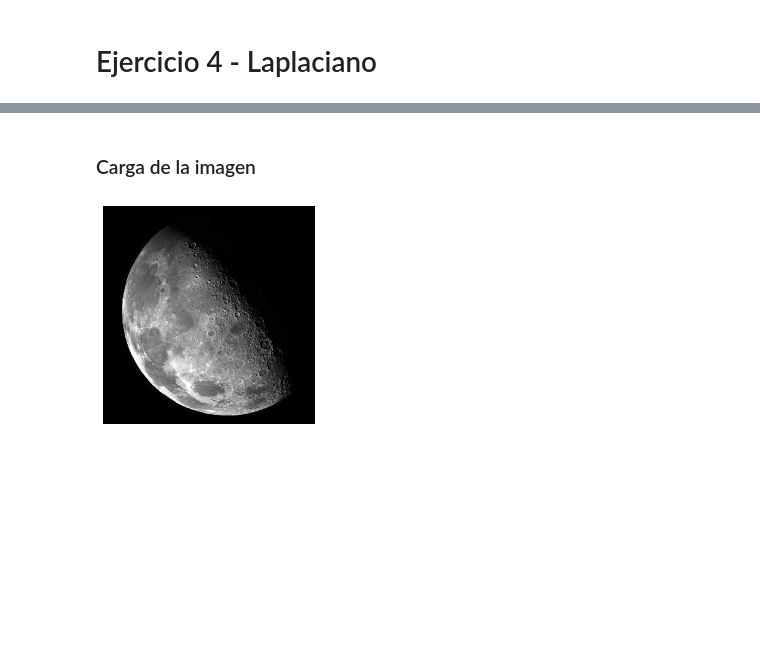
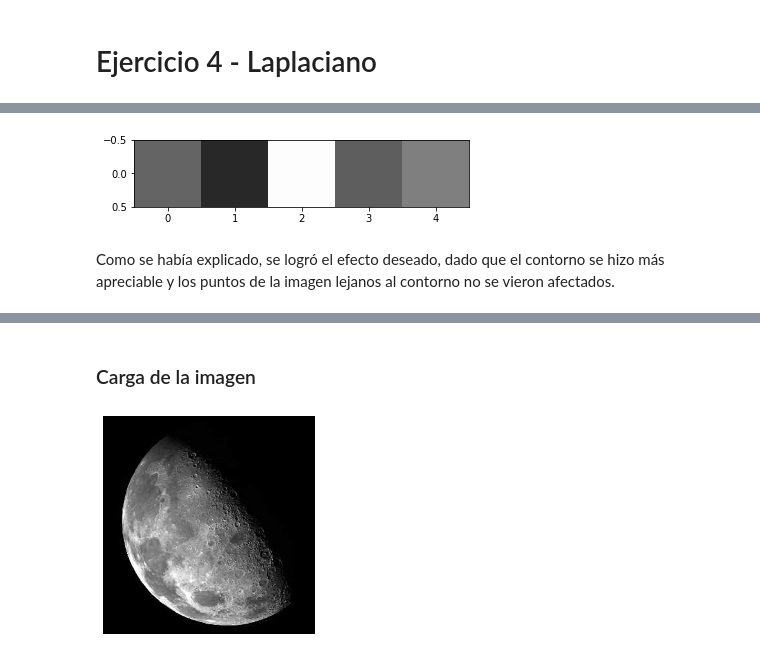
Before and after one commit to asp-image-dsp/image-processing-tp03, a Jupyter notebook: notebooks/ex4.ipynb, the cells around one changed output, grey strips where cells are left out. Cells and saved outputs as stored; diff of their text form; code cells hidden in the pictures; blank space fills up the shorter version.

```diff
--- a/notebooks/ex4.ipynb
+++ b/notebooks/ex4.ipynb
@@ -8,0 +35,7 @@ import matplotlib.pyplot as plt
+# %%
+plt.imshow(np.tile(test_x - np.concatenate([[0], test_lap, [0]]), 1).reshape(1,len(test_x)), cmap='gray', vmin=0, vmax=255)
+plt.show()
+# %% [output]
+[figure, added]
+# %% [markdown]
+Como se había explicado, se logró el efecto deseado, dado que el contorno se hizo más apreciable y los puntos de la imagen lejanos al contorno no se vieron afectados.
```
Also changed, not shown: parts of 9 cells of this notebook, 1 other file.
